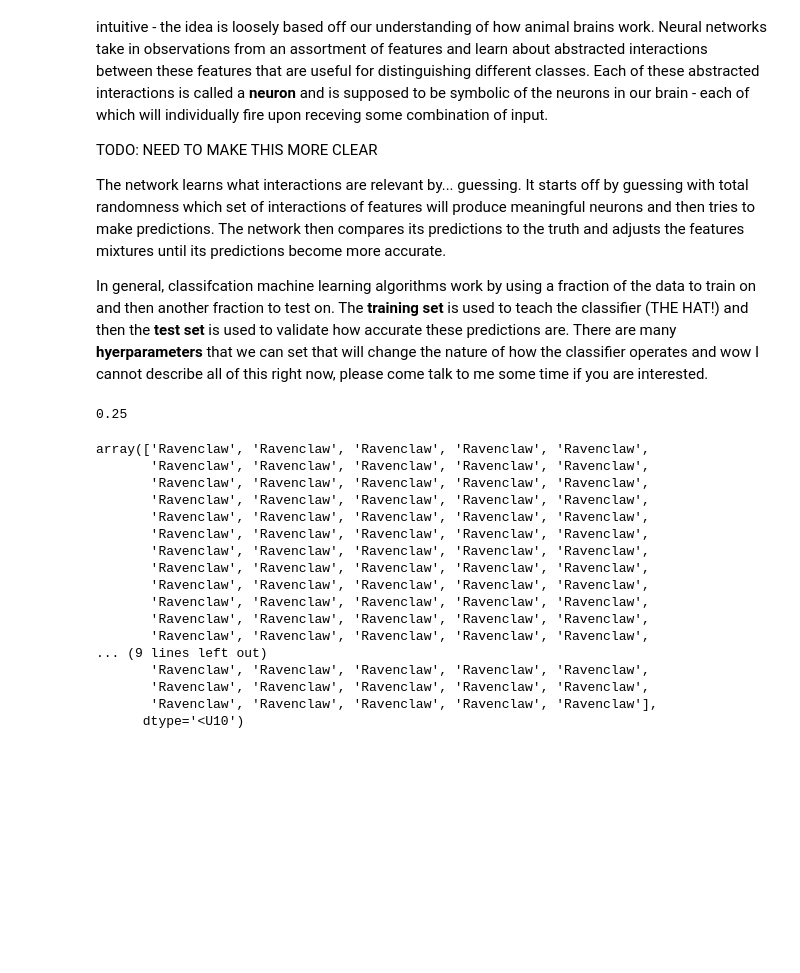
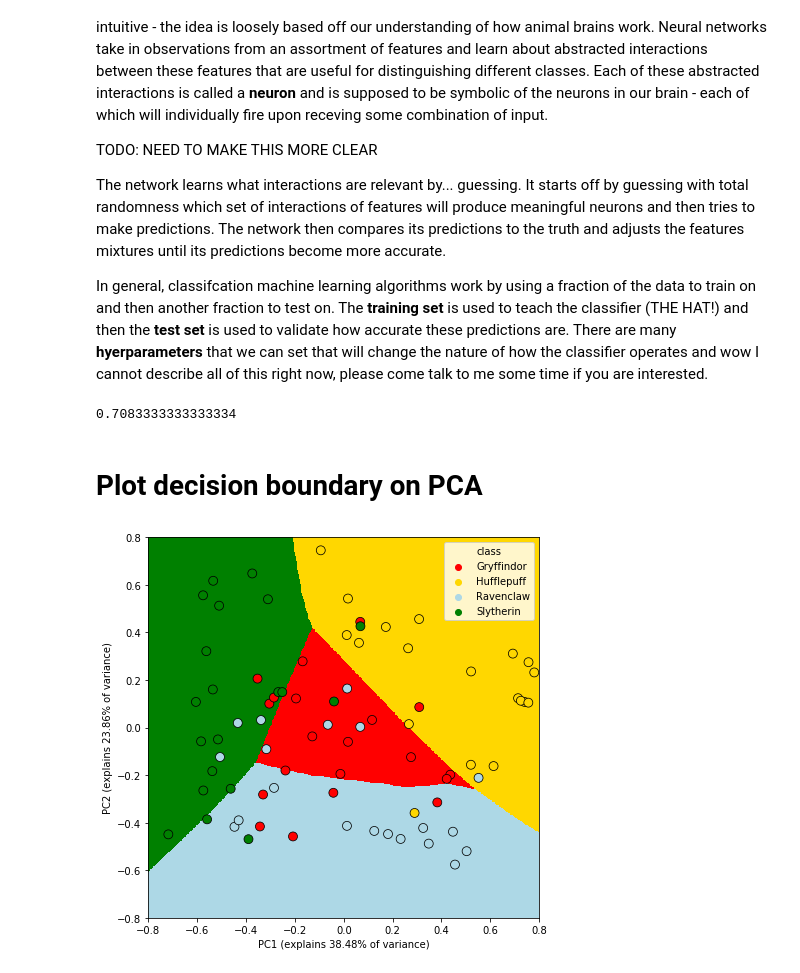
Before and after one commit to michaelsilverstein/TheSortingHat, a Jupyter notebook: SortingHat_MachineLearning.ipynb, the cells around one changed output. Saved outputs shown, nothing was run; the diff lists cells and outputs as text; code cells hidden in the pictures; blank space fills up the shorter version.

Commit message:
decision boundary

```diff
--- a/SortingHat_MachineLearning.ipynb
+++ b/SortingHat_MachineLearning.ipynb
@@ -218,12 +221,12 @@ from sklearn.neural_network import MLPClassifier
 from sklearn.model_selection import train_test_split
 
 # Split data into training and testing
-X = df[[c for c in df if c!='class']]
-y = df['class']
+X = pca_df[[c for c in pca_df if c not in ['class', 'height']]]
+y = pca_df['class']
 X_train, X_test, y_train, y_test = train_test_split(X, y, train_size=.7, random_state=123, stratify=y)
 
 # Train
-nn = MLPClassifier(100)
+nn = MLPClassifier(20, learning_rate_init=.1)
 nn.fit(X_train, y_train)
 
 # Test
@@ -233,24 +236,28 @@ y_hat = nn.predict(X_test)
 acc = (y_hat == y_test)
 acc.sum()/len(acc)
 # %% [output]
-0.25
+0.7083333333333334
-# %%
-y_hat
-# %% [output]
-array(['Ravenclaw', 'Ravenclaw', 'Ravenclaw', 'Ravenclaw', 'Ravenclaw',
-       'Ravenclaw', 'Ravenclaw', 'Ravenclaw', 'Ravenclaw', 'Ravenclaw',
-       'Ravenclaw', 'Ravenclaw', 'Ravenclaw', 'Ravenclaw', 'Ravenclaw',
-       'Ravenclaw', 'Ravenclaw', 'Ravenclaw', 'Ravenclaw', 'Ravenclaw',
-       'Ravenclaw', 'Ravenclaw', 'Ravenclaw', 'Ravenclaw', 'Ravenclaw',
-       'Ravenclaw', 'Ravenclaw', 'Ravenclaw', 'Ravenclaw', 'Ravenclaw',
-       'Ravenclaw', 'Ravenclaw', 'Ravenclaw', 'Ravenclaw', 'Ravenclaw',
-       'Ravenclaw', 'Ravenclaw', 'Ravenclaw', 'Ravenclaw', 'Ravenclaw',
-       'Ravenclaw', 'Ravenclaw', 'Ravenclaw', 'Ravenclaw', 'Ravenclaw',
-       'Ravenclaw', 'Ravenclaw', 'Ravenclaw', 'Ravenclaw', 'Ravenclaw',
-       'Ravenclaw', 'Ravenclaw', 'Ravenclaw', 'Ravenclaw', 'Ravenclaw',
-       'Ravenclaw', 'Ravenclaw', 'Ravenclaw', 'Ravenclaw', 'Ravenclaw',
-... (9 lines left out)
-       'Ravenclaw', 'Ravenclaw', 'Ravenclaw', 'Ravenclaw', 'Ravenclaw',
-       'Ravenclaw', 'Ravenclaw', 'Ravenclaw', 'Ravenclaw', 'Ravenclaw',
-       'Ravenclaw', 'Ravenclaw', 'Ravenclaw', 'Ravenclaw', 'Ravenclaw'],
-      dtype='<U10')
+# %% [markdown]
+# Plot decision boundary on PCA
+# %%
+"""Predict points within the .8x.8 grid that PCA is in """
+from matplotlib.colors import ListedColormap
+# Generate mesh
+grid_lim = np.linspace(-.8, .8, 500)
+xx, yy = np.meshgrid(grid_lim, grid_lim)
+grid = np.hstack([xx.reshape(-1,1), yy.reshape(-1,1)])
+# Predict mesh
+y_hats = nn.predict(grid).reshape(xx.shape)
+y_hats = pd.DataFrame(y_hats).applymap(lambda x: enum[x])
+enum = {h:i for i,h in enumerate(houses)}
+plt.figure(figsize=(7,7))
+plt.pcolormesh(xx, yy, y_hats, cmap=ListedColormap([palette[h] for h in houses]))
+sns.scatterplot('PC1', 'PC2', 'class', data=pca_df, s=80, palette=palette, edgecolor='k')
+plt.ylim(-.8, .8)
+plt.xlim(-.8, .8)
+plt.xlabel(f'PC1 (explains {explained_var[0]*100:.2f}% of variance)')
+plt.ylabel(f'PC2 (explains {explained_var[1]*100:.2f}% of variance)')
+plt.savefig('figures/pca_learned')
+plt.show()
+# %% [output]
+[figure, added]
```
Also changed, not shown: parts of 2 cells of this notebook, 1 other file.
